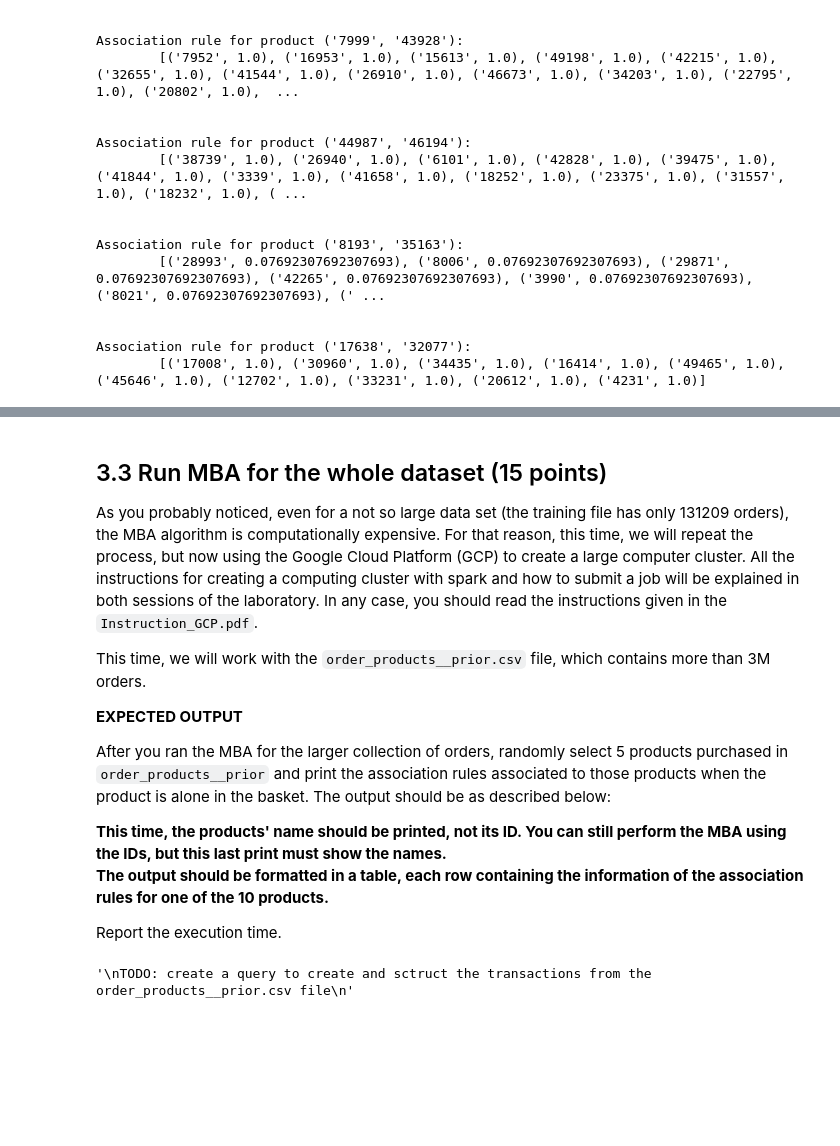
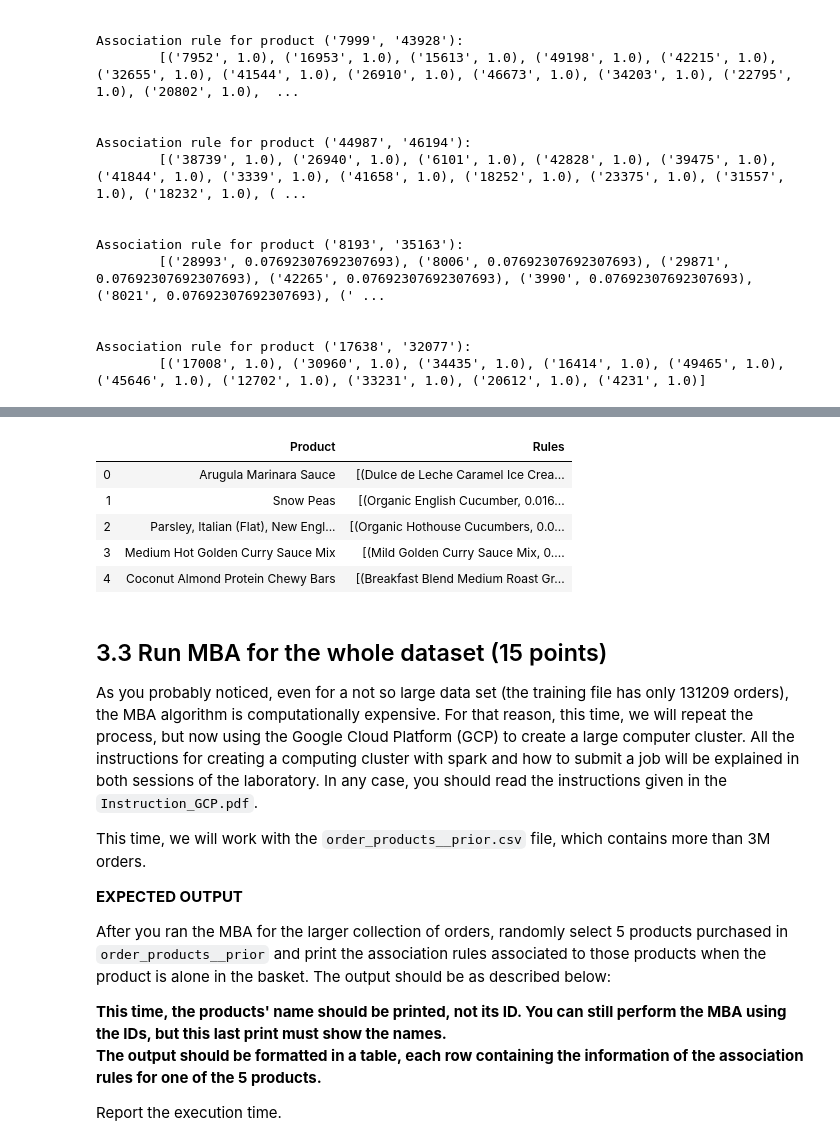
Before and after one commit to conorato/INF8111, a Jupyter notebook: TP3/tp3.ipynb, the cells around one changed output, grey strips where cells are left out. Cells and saved outputs as stored; diff of their text form; code cells hidden in the pictures; blank space fills up the shorter version.

```diff
--- a/TP3/tp3.ipynb
+++ b/TP3/tp3.ipynb
@@ -812,0 +817,15 @@ Association rule for product ('17638', '32077'):
+# %%
+%%time
+
+df_rand_products = spark.sql(' SELECT op.product_id '
+          ' FROM (SELECT DISTINCT op.product_id FROM order_prod op) op '
+          ' ORDER BY RAND() '
+          ' LIMIT 5 ')
+random_product_ids = [str(row['product_id']) for row in df_rand_products.collect()]
+
+print('The random product ids are: ')
+print(random_product_ids)
+
+mba_rdd_filtered = mba_rdd\
+    .filter(lambda x: len(x[0]) == 1 and x[0][0] in random_product_ids)\
+    .take(5)
@@ -813,3 +837,32 @@ Association rule for product ('17638', '32077'):
+# %%
+import pandas as pd
+
+def display_products_with_names(list_of_product_with_rules):
+    df = pd.DataFrame(columns=['Product', 'Rules'])
+
+    for i, product_with_rules in enumerate(list_of_product_with_rules):
+        product_name = df_products.filter(f'product_id == {int(product_with_rules[0][0])}').select('product_name').first()['product_name']
+        rules_with_name = []
+
+        max_number_of_displayed_rules = min(30, len(product_with_rules[1]))
+
+        for rule in product_with_rules[1][0:max_number_of_displayed_rules]:
+            rules_with_name.append(
+                (df_products.filter(f'product_id == {int(rule[0])}').select('product_name').first()['product_name'], round(rule[1],3))
+            )
+        df.loc[i] = [product_name, sorted(rules_with_name,reverse=True,key=lambda x: x[1])]
+
+    pd.set_option('display.max_colwidth', -1)
+    return df
+
+display_products_with_names(mba_rdd_filtered)
+# %% [output]
+|  | Product | Rules |
+| 0 | Arugula Marinara Sauce | [(Dulce de Leche Caramel Ice Crea... |
+| 1 | Snow Peas | [(Organic English Cucumber, 0.016... |
+| 2 | Parsley, Italian (Flat), New Engl... | [(Organic Hothouse Cucumbers, 0.0... |
+| 3 | Medium Hot Golden Curry Sauce Mix | [(Mild Golden Curry Sauce Mix, 0.... |
+| 4 | Coconut Almond Protein Chewy Bars | [(Breakfast Blend Medium Roast Gr... |
 # %% [markdown]
 ## 3.3 Run MBA for the whole dataset (15 points)
 
@@ -822,12 +875,6 @@ This time, we will work with the ``order_products__prior.csv`` file, which conta
 After you ran the MBA for the larger collection of orders, randomly select 5 products purchased in ``order_products__prior`` and print the association rules associated to those products when the product is alone in the basket. The output should be as described below:
 
 **This time,  the products' name should be printed, not its ID. You can still perform the MBA using the IDs, but this last print must show the names.
-The output should be formatted in a table, each row containing the information of the association rules for one of the 10 products.**
+The output should be formatted in a table, each row containing the information of the association rules for one of the 5 products.**
 
 Report the execution time.
-# %%
-"""
-TODO: create a query to create and sctruct the transactions from the order_products__prior.csv file
-"""
-# %% [output]
-'\nTODO: create a query to create and sctruct the transactions from the order_products__prior.csv file\n'
```
Also changed, not shown: parts of 7 cells of this notebook.
